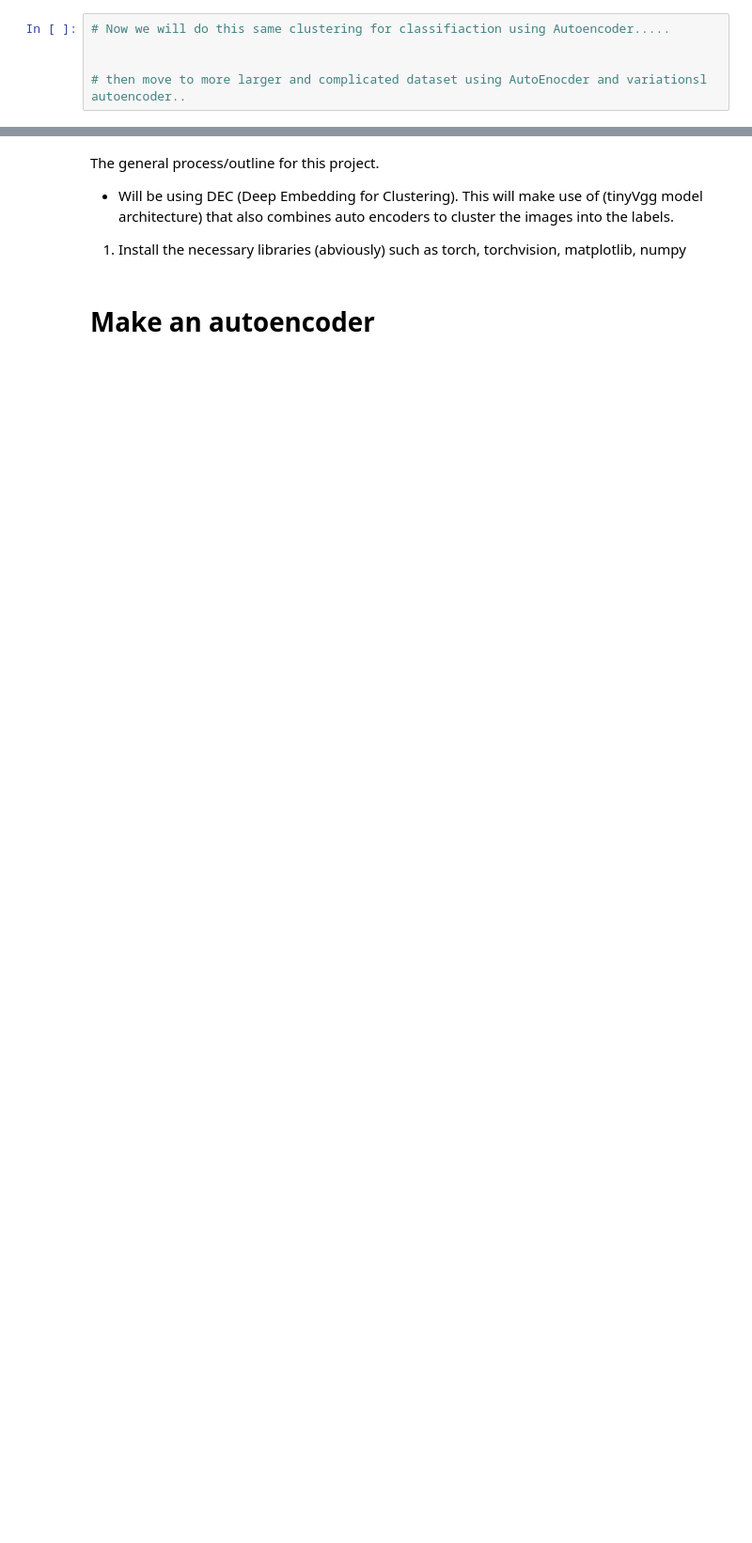
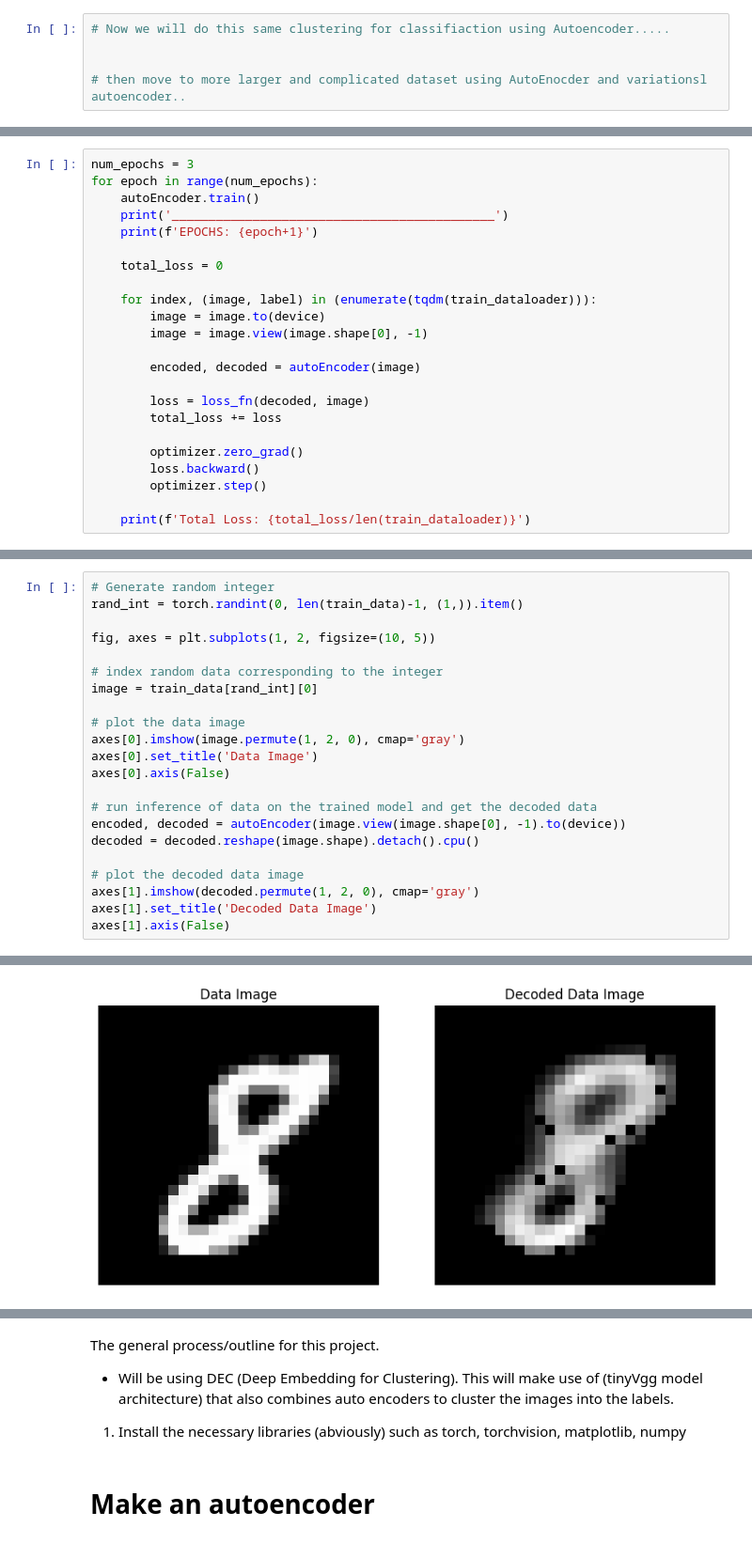
Before and after one commit to kmsmeng/AutoEncoder, a Jupyter notebook: image_clustering.ipynb, the cells around one changed output, grey strips where cells are left out. Shown at 94% size. Cells and saved outputs as stored; diff of their text form; blank space fills up the shorter version.

```diff
--- a/image_clustering.ipynb
+++ b/image_clustering.ipynb
@@ -198,0 +306,23 @@ fig, ax = plot_confusion_matrix(conf_mat=confusion_matrix_tensor.numpy(), class_
+# %%
+num_epochs = 3
+for epoch in range(num_epochs):
+    autoEncoder.train()
+    print('____________________________________________')
+    print(f'EPOCHS: {epoch+1}')
+
+    total_loss = 0
+
+    for index, (image, label) in (enumerate(tqdm(train_dataloader))):
+        image = image.to(device)
+        image = image.view(image.shape[0], -1)
+
+        encoded, decoded = autoEncoder(image)
+
+        loss = loss_fn(decoded, image)
+        total_loss += loss
+
+        optimizer.zero_grad()
+        loss.backward()
+        optimizer.step()
+
+    print(f'Total Loss: {total_loss/len(train_dataloader)}')
@@ -198,0 +339,23 @@ fig, ax = plot_confusion_matrix(conf_mat=confusion_matrix_tensor.numpy(), class_
+# %%
+# Generate random integer
+rand_int = torch.randint(0, len(train_data)-1, (1,)).item()
+
+fig, axes = plt.subplots(1, 2, figsize=(10, 5))
+
+# index random data corresponding to the integer
+image = train_data[rand_int][0]
+
+# plot the data image
+axes[0].imshow(image.permute(1, 2, 0), cmap='gray')
+axes[0].set_title('Data Image')
+axes[0].axis(False)
+
+# run inference of data on the trained model and get the decoded data
+encoded, decoded = autoEncoder(image.view(image.shape[0], -1).to(device))
+decoded = decoded.reshape(image.shape).detach().cpu()
+
+# plot the decoded data image
+axes[1].imshow(decoded.permute(1, 2, 0), cmap='gray')
+axes[1].set_title('Decoded Data Image')
+axes[1].axis(False)
+# %% [output]
@@ -198,0 +363 @@ fig, ax = plot_confusion_matrix(conf_mat=confusion_matrix_tensor.numpy(), class_
+[figure, added]
```
Also changed, not shown: parts of 41 cells of this notebook.
